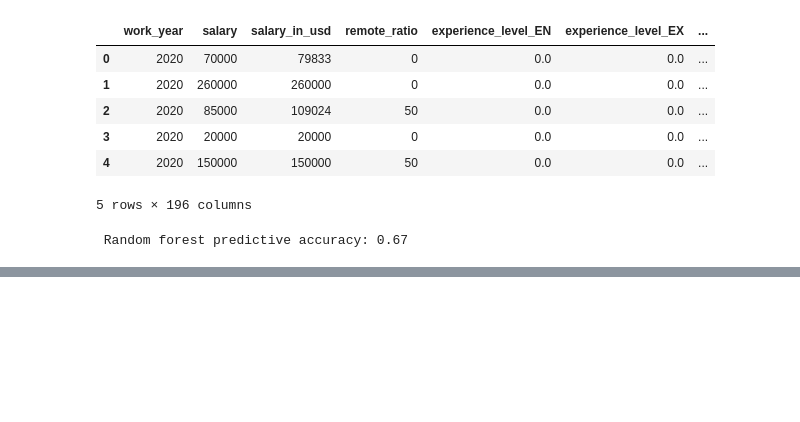
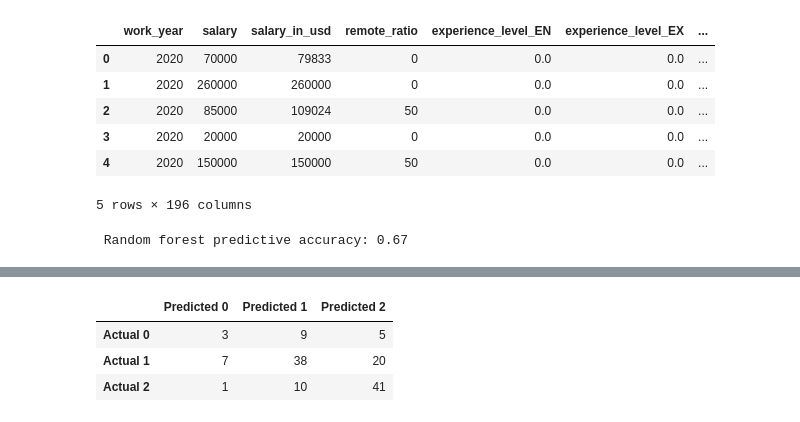
Before and after one commit to ceceliamcmillan/FinalProjectGroup01, a Jupyter notebook: NensiPandya- Final Project.ipynb, the cells around one changed output, grey strips where cells are left out. Cells and saved outputs as stored; diff of their text form; code cells hidden in the pictures; blank space fills up the shorter version.

```diff
--- a/NensiPandya- Final Project.ipynb
+++ b/NensiPandya- Final Project.ipynb
@@ -575,0 +621,14 @@ print(f" Random forest predictive accuracy: {accuracy_score(y_test,y_pred):.2f}"
+# %%
+# Calculating the confusion matrix.
+cm = confusion_matrix(y_test, predictions)
+
+# Create a DataFrame from the confusion matrix.
+cm_df = pd.DataFrame(
+    cm, index=["Actual 0", "Actual 1", "Actual 2"], columns=["Predicted 0", "Predicted 1", "Predicted 2"])
+
+cm_df
+# %% [output]
+|  | Predicted 0 | Predicted 1 | Predicted 2 |
+| Actual 0 | 3 | 9 | 5 |
+| Actual 1 | 7 | 38 | 20 |
+| Actual 2 | 1 | 10 | 41 |
```
Also changed, not shown: parts of 12 cells of this notebook.
